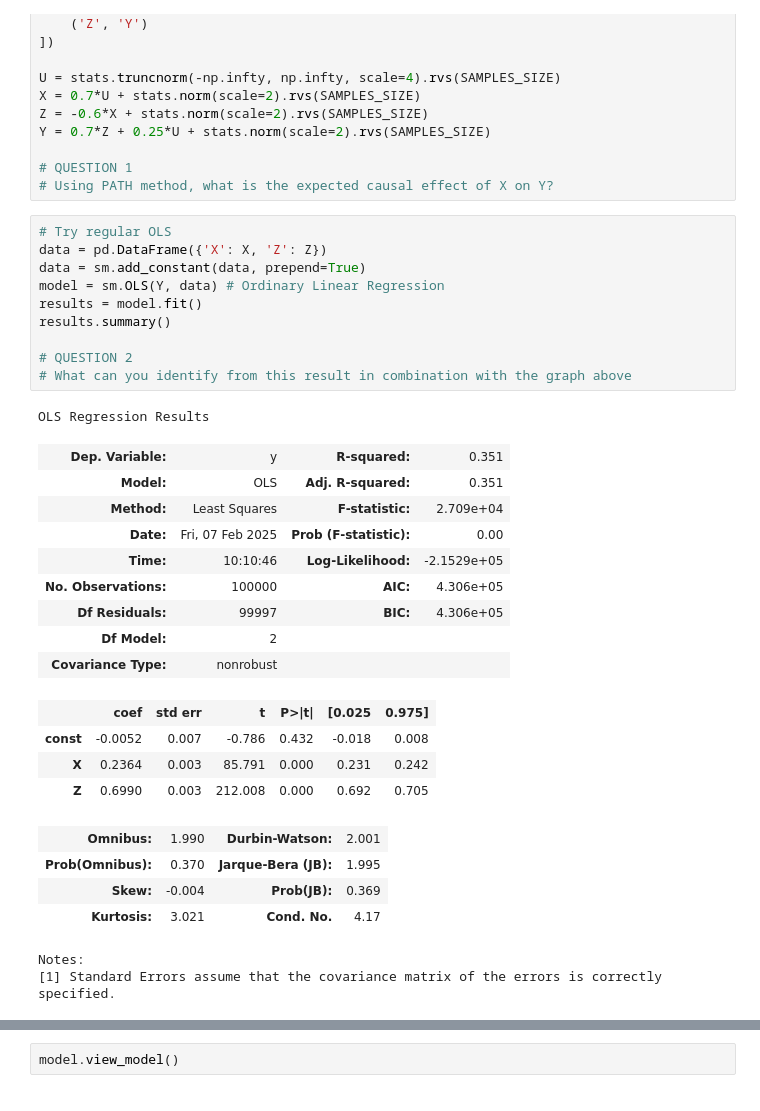
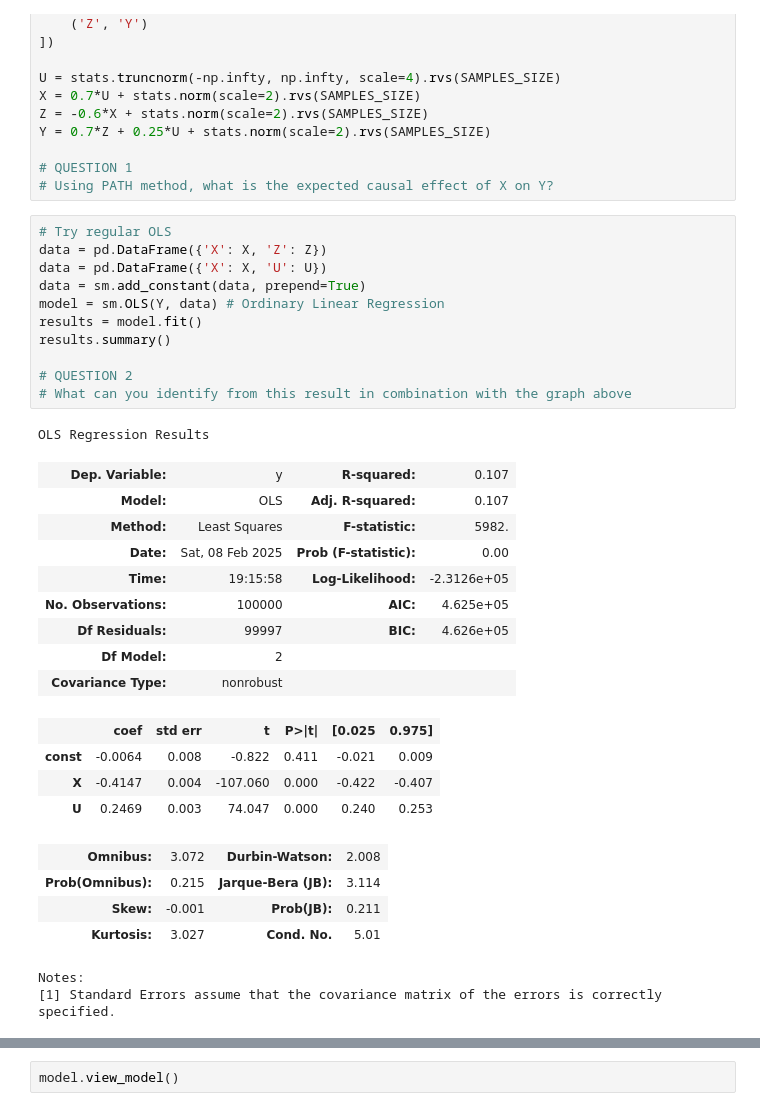
Before and after one commit to AndewNN/CU_submission, a Jupyter notebook: Causality/causality_03.ipynb, the cells around one changed output, grey strips where cells are left out. Cells and saved outputs as stored; diff of their text form.

```diff
--- a/Causality/causality_03.ipynb
+++ b/Causality/causality_03.ipynb
@@ -35,32 +36,33 @@ Y = 0.7*Z + 0.25*U + stats.norm(scale=2).rvs(SAMPLES_SIZE)
 # %%
 # Try regular OLS
 data = pd.DataFrame({'X': X, 'Z': Z})
+data = pd.DataFrame({'X': X, 'U': U})
 data = sm.add_constant(data, prepend=True)
 model = sm.OLS(Y, data) # Ordinary Linear Regression
 results = model.fit()
 results.summary()
 
 # QUESTION 2
 # What can you identify from this result in combination with the graph above
 # %% [output]
 OLS Regression Results
-| Dep. Variable: | y | R-squared: | 0.351 |
-| Model: | OLS | Adj. R-squared: | 0.351 |
-| Method: | Least Squares | F-statistic: | 2.709e+04 |
-| Date: | Fri, 07 Feb 2025 | Prob (F-statistic): | 0.00 |
-| Time: | 10:10:46 | Log-Likelihood: | -2.1529e+05 |
-| No. Observations: | 100000 | AIC: | 4.306e+05 |
-| Df Residuals: | 99997 | BIC: | 4.306e+05 |
+| Dep. Variable: | y | R-squared: | 0.107 |
+| Model: | OLS | Adj. R-squared: | 0.107 |
+| Method: | Least Squares | F-statistic: | 5982. |
+| Date: | Sat, 08 Feb 2025 | Prob (F-statistic): | 0.00 |
+| Time: | 19:15:58 | Log-Likelihood: | -2.3126e+05 |
+| No. Observations: | 100000 | AIC: | 4.625e+05 |
+| Df Residuals: | 99997 | BIC: | 4.626e+05 |
 | Df Model: | 2 |  |  |
 | Covariance Type: | nonrobust |  |  |
 |  | coef | std err | t | P>|t| | [0.025 | 0.975] |
-| const | -0.0052 | 0.007 | -0.786 | 0.432 | -0.018 | 0.008 |
-| X | 0.2364 | 0.003 | 85.791 | 0.000 | 0.231 | 0.242 |
-| Z | 0.6990 | 0.003 | 212.008 | 0.000 | 0.692 | 0.705 |
+| const | -0.0064 | 0.008 | -0.822 | 0.411 | -0.021 | 0.009 |
+| X | -0.4147 | 0.004 | -107.060 | 0.000 | -0.422 | -0.407 |
+| U | 0.2469 | 0.003 | 74.047 | 0.000 | 0.240 | 0.253 |
-| Omnibus: | 1.990 | Durbin-Watson: | 2.001 |
-| Prob(Omnibus): | 0.370 | Jarque-Bera (JB): | 1.995 |
-| Skew: | -0.004 | Prob(JB): | 0.369 |
-| Kurtosis: | 3.021 | Cond. No. | 4.17 |
+| Omnibus: | 3.072 | Durbin-Watson: | 2.008 |
+| Prob(Omnibus): | 0.215 | Jarque-Bera (JB): | 3.114 |
+| Skew: | -0.001 | Prob(JB): | 0.211 |
+| Kurtosis: | 3.027 | Cond. No. | 5.01 |
 Notes:
 [1] Standard Errors assume that the covariance matrix of the errors is correctly specified.
 # %%
```
Also changed, not shown: parts of 13 cells of this notebook, 3 other files.
